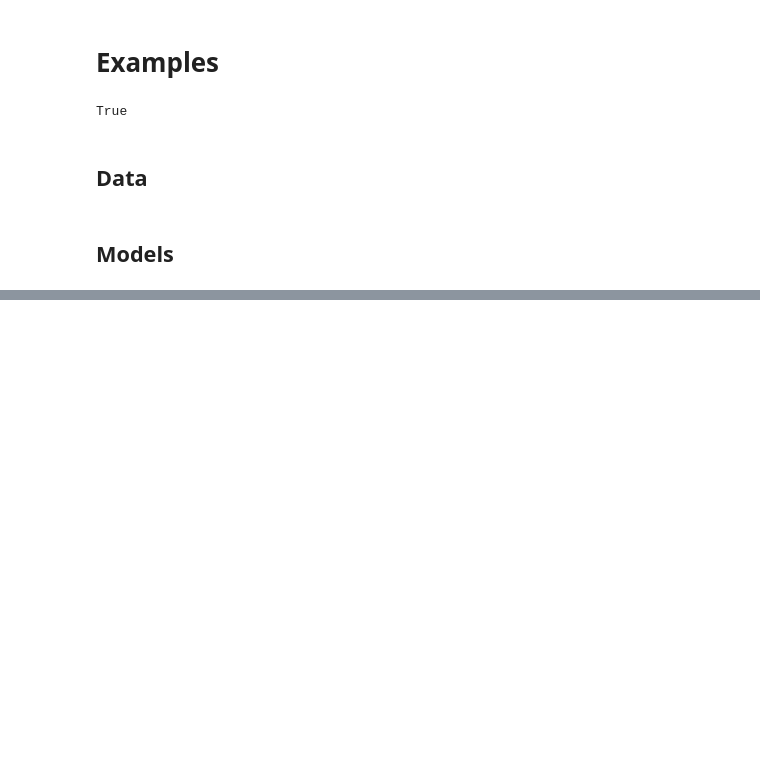
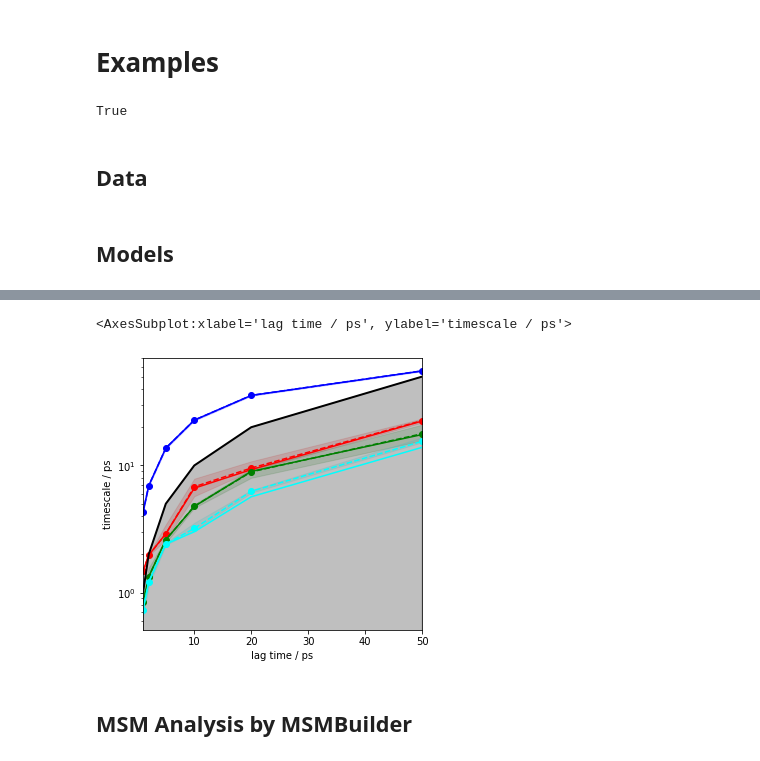
Before and after one commit to ZoneTsuyoshi/time-structured-vae, a Jupyter notebook: example.ipynb, the cells around one changed output, grey strips where cells are left out. Cells and saved outputs as stored; diff of their text form; code cells hidden in the pictures; blank space fills up the shorter version.

```diff
--- a/example.ipynb
+++ b/example.ipynb
@@ -39,0 +89,9 @@ Train Epoch: [1/1] main:0.7567 MSELoss:0.0630 KLD Loss:0.0000 KLD Transition Los
+# %%
+its = pyemma.msm.its(cluster.dtrajs, lags=[1,2,5,10,20,50], nits=n_macrostates, errors='bayes')
+fig, ax = plt.subplots(1,1,figsize=(5,5))
+pyemma.plots.plot_implied_timescales(its, ax=ax, units='ps')
+# %% [output]
+<AxesSubplot:xlabel='lag time / ps', ylabel='timescale / ps'>
+[figure, added]
+# %% [markdown]
+## MSM Analysis by MSMBuilder
```
Also changed, not shown: parts of 8 cells of this notebook, 6 other files.
